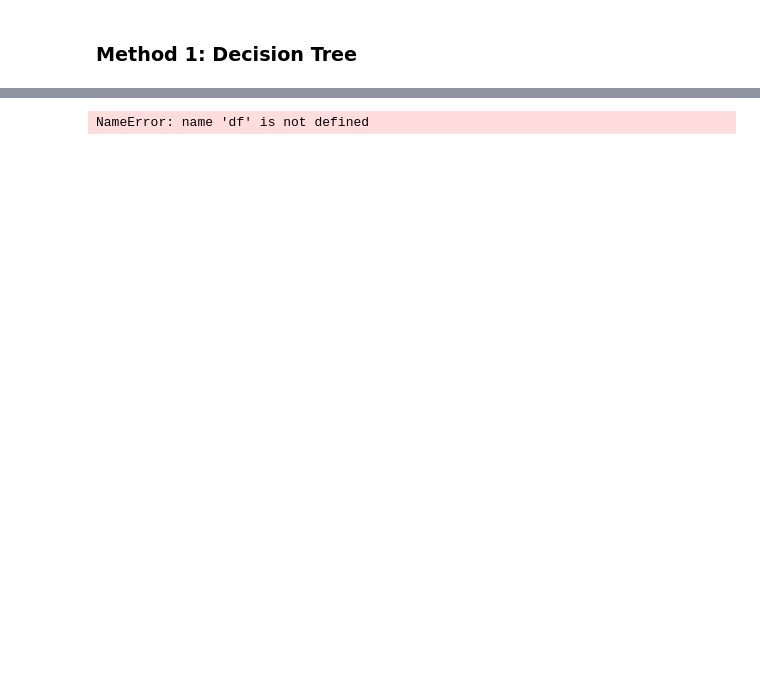
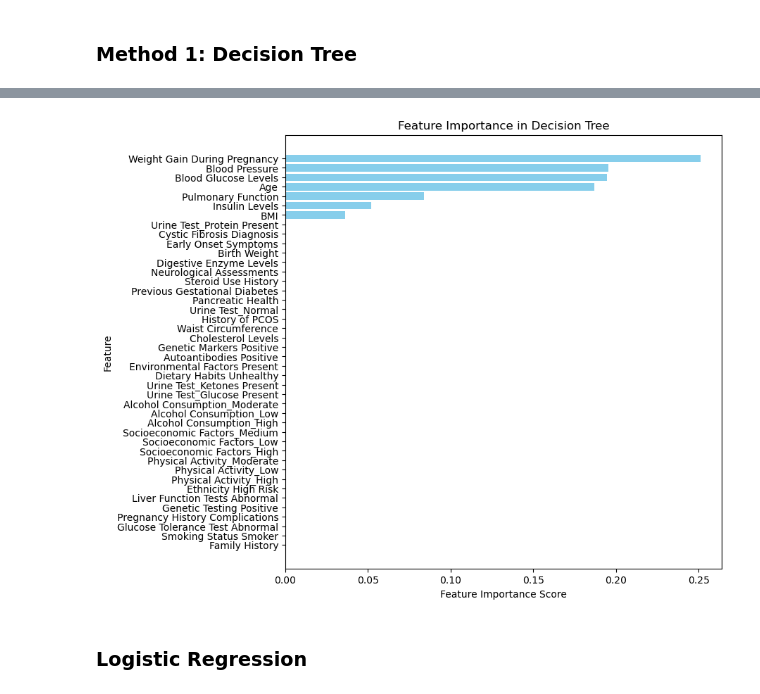
Before and after one commit to EddieMcGowan/Diabetes_Classification_Model, a Jupyter notebook: DSCI 441 Milestone 1.ipynb, the cells around one changed output, grey strips where cells are left out. Drawn from its saved outputs; the diff is of its cells as text; code cells hidden in the pictures; blank space fills up the shorter version.

```diff
--- a/DSCI 441 Milestone 1.ipynb
+++ b/DSCI 441 Milestone 1.ipynb
@@ -289,7 +289,9 @@ diabetes["Dietary Habits Unhealthy"] = (
 diabetes.drop(columns=["Dietary Habits"], inplace=True)
 
 diabetes["Smoking Status Smoker"] = (
-    diabetes_raw["Smoking Status"].map({"Smoker": True, "Non-Smoker": False}).fillna(False).astype(bool)
+    diabetes_raw["Smoking Status"]
+    .map({"Smoker": True, "Non-Smoker": False})
+    .fillna(False).astype(bool)
 )
 diabetes.drop(columns=["Smoking Status"], inplace=True)
 
@@ -474,17 +541,3 @@ Testing Time: 0.0055 seconds
 Tree depth: 5
 Number of nodes: 23
 [figure]
-# %%
-# Feature Importance Plot
-feature_importance = tree_model.feature_importances_
-sorted_indices = np.argsort(feature_importance)[::-1]
-sorted_features = [X.columns[i] for i in sorted_indices]  # Ensure correct column names
-
-# Plot feature importance
-plt.figure(figsize=(12, 6))
-plt.barh(sorted_features, feature_importance[sorted_indices], color="skyblue")
-plt.xlabel("Feature Importance Score")
-plt.ylabel("Feature")
-plt.title("Feature Importance in Decision Tree")
-plt.gca().invert_yaxis()  # Invert y-axis to show highest importance on top
-plt.show()
@@ -597,21 +544,17 @@ Testing Time: 22.2885 seconds
-# %%
-from sklearn.decomposition import PCA
-from sklearn.preprocessing import StandardScaler
-
-# Select only numerical features for PCA
-numerical_cols = diabetes.select_dtypes(include=["int64", "float64"]).columns
-
-scaler = StandardScaler()
-scaled_data = scaler.fit_transform(df[numerical_cols])
-
-# Apply PCA
-pca = PCA(n_components=0.95)  # Keep 95% variance
-pca_transformed = pca.fit_transform(scaled_data)
-
-# Check how many components are needed
-print(f"Number of components: {pca.n_components_}")
-
-# Convert back to DataFrame
-pca_df = pd.DataFrame(pca_transformed)
-# %% [output]
-NameError: name 'df' is not defined
+# %%
+# Feature Importance Plot
+feature_importance = tree_model.feature_importances_
+sorted_indices = np.argsort(feature_importance)[::-1]
+
+# Plot feature importance
+plt.figure(figsize=(8, 8))
+plt.barh(sorted_features, feature_importance[sorted_indices], color="skyblue")
+plt.xlabel("Feature Importance Score")
+plt.ylabel("Feature")
+plt.title("Feature Importance in Decision Tree")
+plt.gca().invert_yaxis()  # Invert y-axis to show highest importance on top
+plt.show()
+# %% [output]
+[figure, added]
+# %% [markdown]
+### Logistic Regression
```
Also changed, not shown: parts of 19 cells of this notebook, 1 other file.
